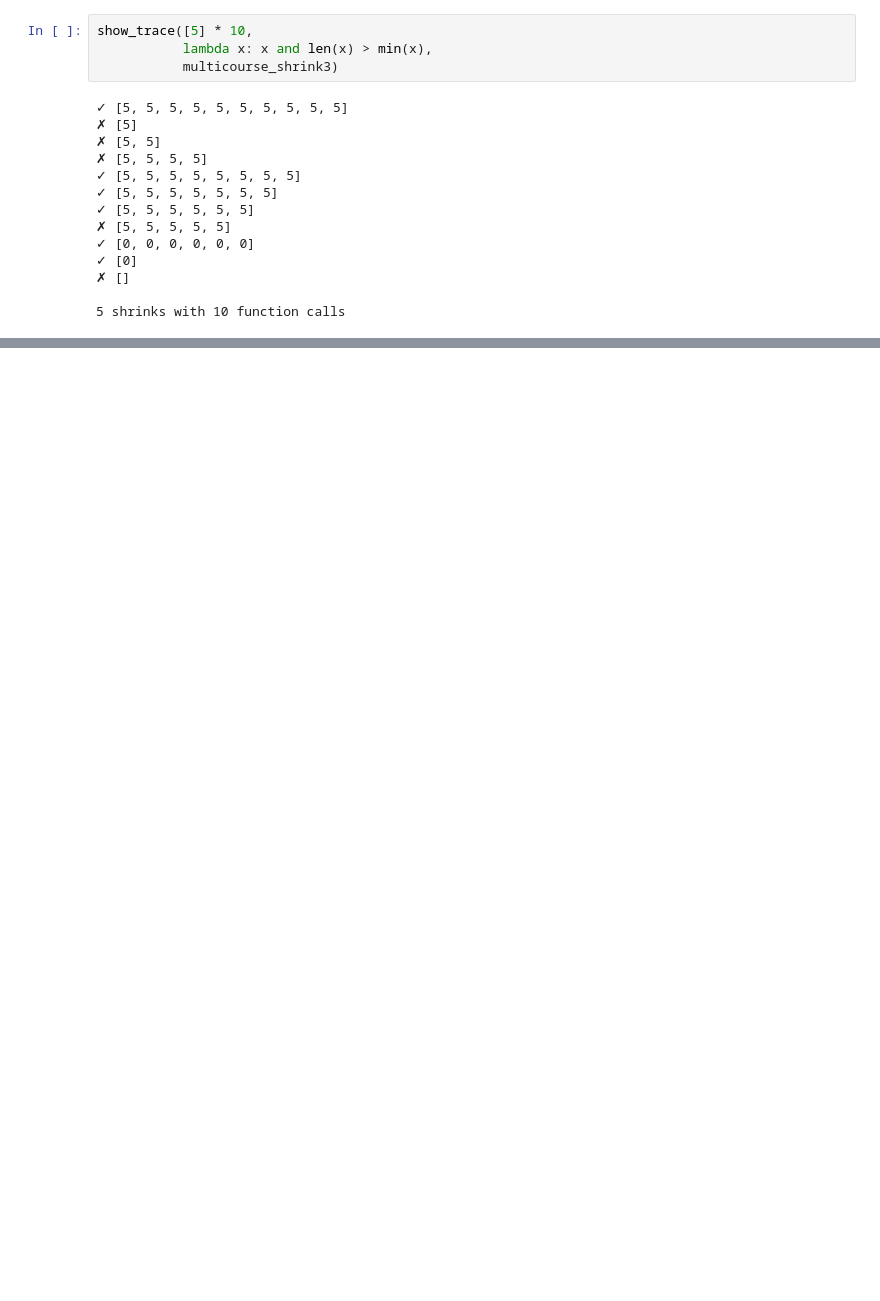
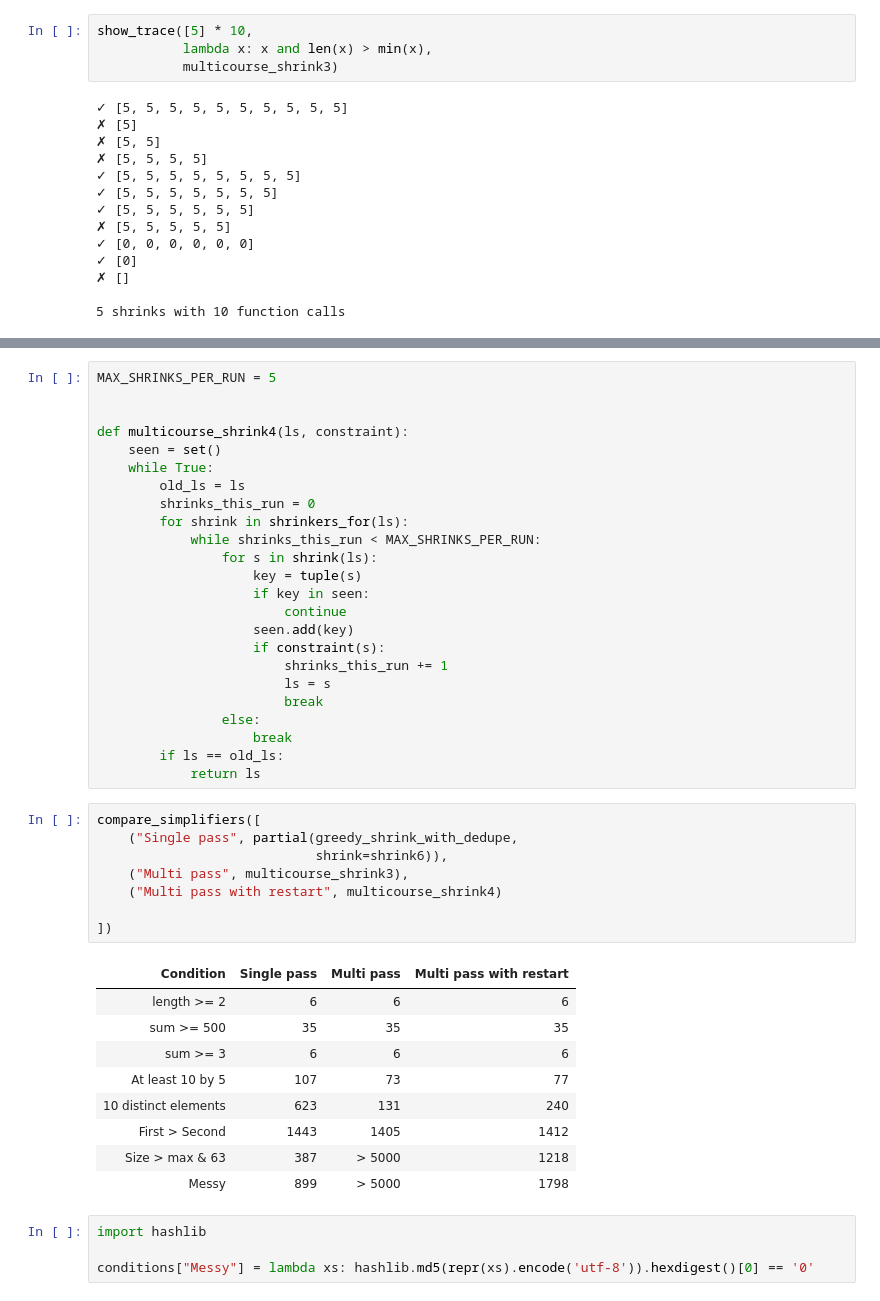
Before and after one commit to HypothesisWorks/hypothesis, a Jupyter notebook: notebooks/Designing a better simplifier.ipynb, the cells around one changed output, grey strips where cells are left out. Cells and saved outputs as stored; diff of their text form; blank space fills up the shorter version.

Commit message:
Add restart simplifier

```diff
--- a/notebooks/Designing a better simplifier.ipynb
+++ b/notebooks/Designing a better simplifier.ipynb
@@ -753,0 +761,46 @@ NameError: name 'MaximumCountSucceeded' is not defined
+# %%
+MAX_SHRINKS_PER_RUN = 5
+
+
+def multicourse_shrink4(ls, constraint):
+    seen = set()
+    while True:
+        old_ls = ls
+        shrinks_this_run = 0
+        for shrink in shrinkers_for(ls):
+            while shrinks_this_run < MAX_SHRINKS_PER_RUN:
+                for s in shrink(ls):
+                    key = tuple(s)
+                    if key in seen:
+                        continue
+                    seen.add(key)
+                    if constraint(s):
+                        shrinks_this_run += 1
+                        ls = s
+                        break
+                else:
+                    break
+        if ls == old_ls:
+            return ls
+# %%
+compare_simplifiers([
+    ("Single pass", partial(greedy_shrink_with_dedupe,
+                            shrink=shrink6)),
+    ("Multi pass", multicourse_shrink3),
+    ("Multi pass with restart", multicourse_shrink4)
+
+])
+# %% [output]
+| Condition | Single pass | Multi pass | Multi pass with restart |
+| length >= 2 | 6 | 6 | 6 |
+| sum >= 500 | 35 | 35 | 35 |
+| sum >= 3 | 6 | 6 | 6 |
+| At least 10 by 5 | 107 | 73 | 77 |
+| 10 distinct elements | 623 | 131 | 240 |
+| First > Second | 1443 | 1405 | 1412 |
+| Size > max & 63 | 387 | > 5000 | 1218 |
+| Messy | 899 | > 5000 | 1798 |
+# %%
+import hashlib
+
+conditions["Messy"] = lambda xs: hashlib.md5(repr(xs).encode('utf-8')).hexdigest()[0] == '0'
```
Also changed, not shown: parts of 6 cells of this notebook.
